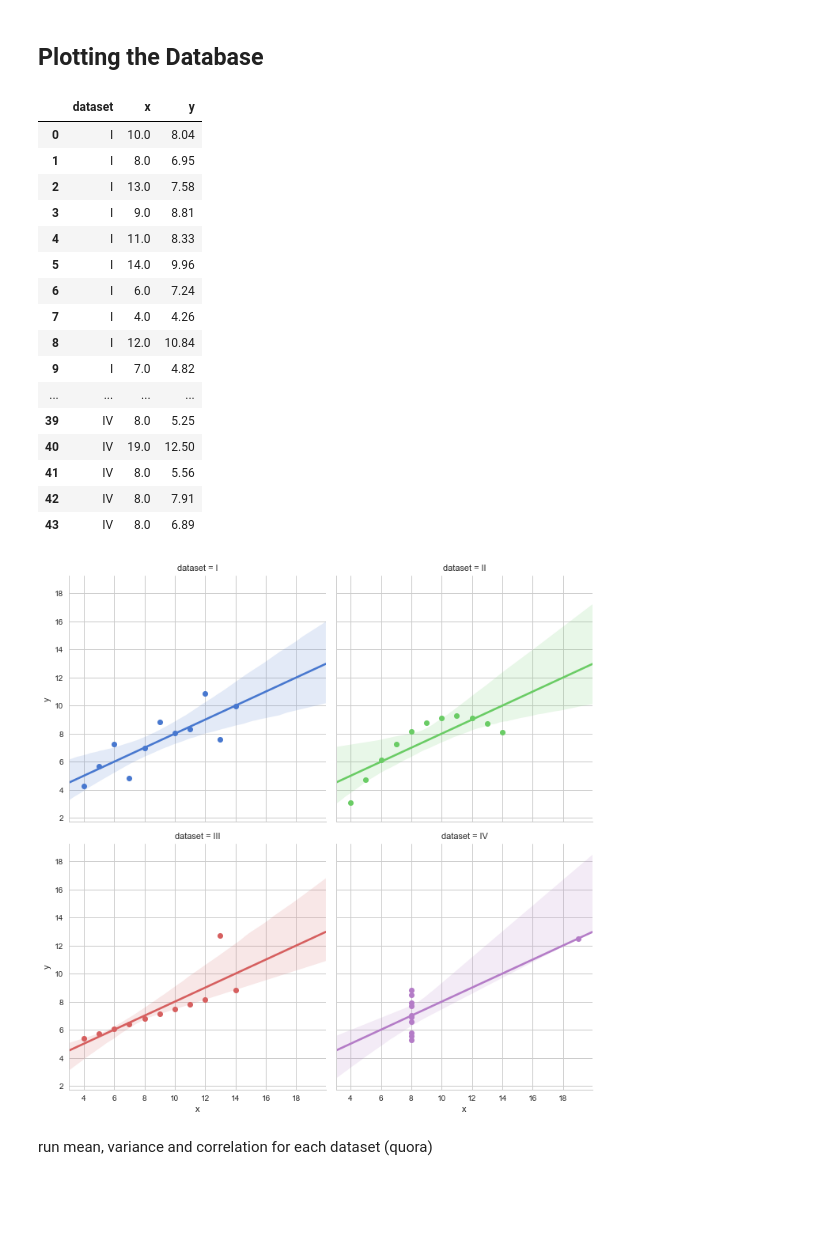
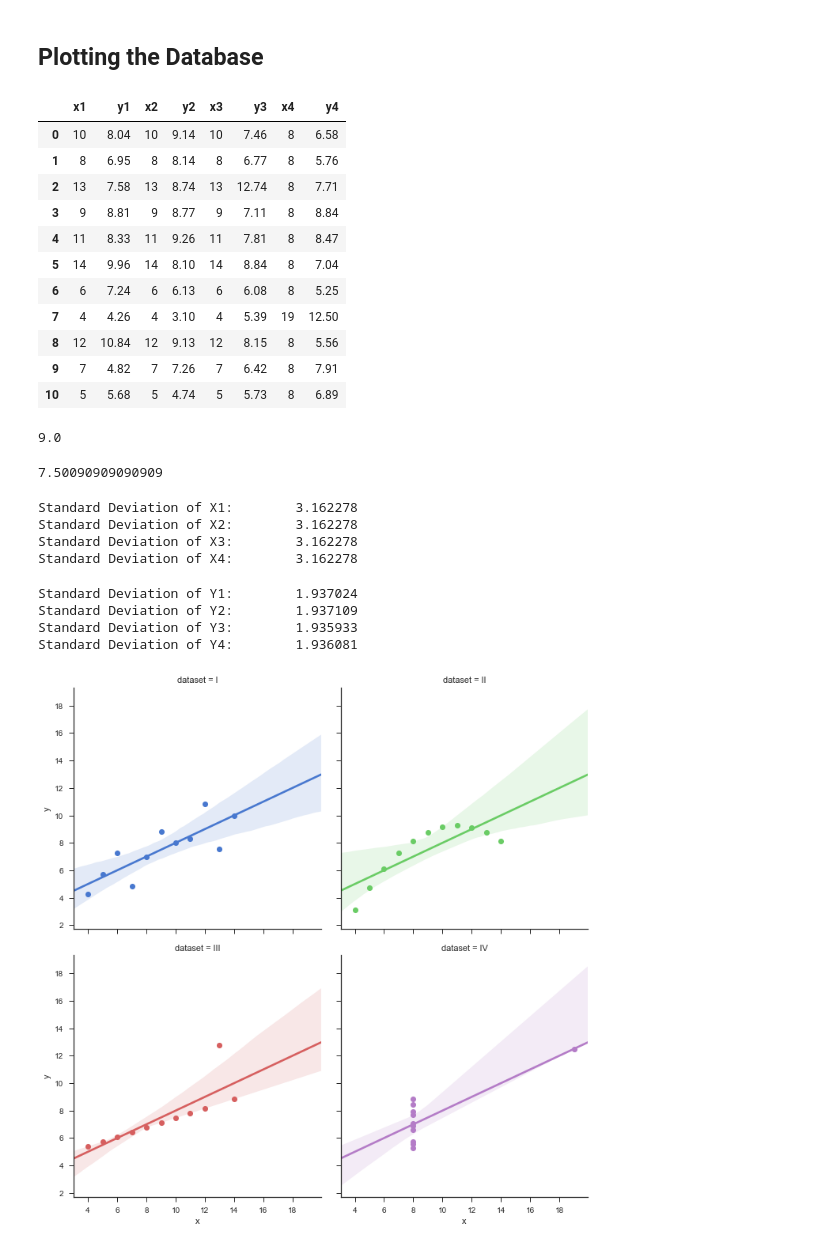
Before and after one commit to JohnADeady/Assignments-Fundamentals-of-DA, a Jupyter notebook: Anscombe's Quartet Database.ipynb, the cells around one changed output. Cells and saved outputs as stored; diff of their text form; code cells hidden in the pictures; blank space fills up the shorter version.

Commit message:
Added Mean and STD

```diff
--- a/Anscombe's Quartet Database.ipynb
+++ b/Anscombe's Quartet Database.ipynb
@@ -22,2 +19,0 @@ import seaborn as sns
-# %%
-sns.set(style="whitegrid")
@@ -24,31 +26,63 @@ sns.set(style="whitegrid")
 # %%
 # load the example dataset for Anscombe's quartet
-df = sns.load_dataset("anscombe")
-df
+data = pd.read_csv('Anscombe.csv')
+data
 # %% [output]
-|  | dataset | x | y |
-| 0 | I | 10.0 | 8.04 |
-| 1 | I | 8.0 | 6.95 |
-| 2 | I | 13.0 | 7.58 |
-| 3 | I | 9.0 | 8.81 |
-| 4 | I | 11.0 | 8.33 |
-| 5 | I | 14.0 | 9.96 |
-| 6 | I | 6.0 | 7.24 |
-| 7 | I | 4.0 | 4.26 |
-| 8 | I | 12.0 | 10.84 |
-| 9 | I | 7.0 | 4.82 |
-| ... | ... | ... | ... |
-| 39 | IV | 8.0 | 5.25 |
-| 40 | IV | 19.0 | 12.50 |
-| 41 | IV | 8.0 | 5.56 |
-| 42 | IV | 8.0 | 7.91 |
-| 43 | IV | 8.0 | 6.89 |
+|  | x1 | y1 | x2 | y2 | x3 | y3 | x4 | y4 |
+| 0 | 10 | 8.04 | 10 | 9.14 | 10 | 7.46 | 8 | 6.58 |
+| 1 | 8 | 6.95 | 8 | 8.14 | 8 | 6.77 | 8 | 5.76 |
+| 2 | 13 | 7.58 | 13 | 8.74 | 13 | 12.74 | 8 | 7.71 |
+| 3 | 9 | 8.81 | 9 | 8.77 | 9 | 7.11 | 8 | 8.84 |
+| 4 | 11 | 8.33 | 11 | 9.26 | 11 | 7.81 | 8 | 8.47 |
+| 5 | 14 | 9.96 | 14 | 8.10 | 14 | 8.84 | 8 | 7.04 |
+| 6 | 6 | 7.24 | 6 | 6.13 | 6 | 6.08 | 8 | 5.25 |
+| 7 | 4 | 4.26 | 4 | 3.10 | 4 | 5.39 | 19 | 12.50 |
+| 8 | 12 | 10.84 | 12 | 9.13 | 12 | 8.15 | 8 | 5.56 |
+| 9 | 7 | 4.82 | 7 | 7.26 | 7 | 6.42 | 8 | 7.91 |
+| 10 | 5 | 5.68 | 5 | 4.74 | 5 | 5.73 | 8 | 6.89 |
+# %%
+# Print the mean of x
+np.mean(data["x1"])
+np.mean(data["x2"])
+np.mean(data["x3"])
+np.mean(data["x4"])
+# %% [output]
+9.0
+# %%
+# Print the mean of y
+np.mean(data["y1"])
+np.mean(data["y2"])
+np.mean(data["y3"])
+np.mean(data["y4"])
+# %% [output]
+7.50090909090909
+# %%
+# Print the standard deviation of x
+print("Standard Deviation of X1:\t %f" % np.std(data["x1"]))
+print("Standard Deviation of X2:\t %f" % np.std(data["x2"]))
+print("Standard Deviation of X3:\t %f" % np.std(data["x3"]))
+print("Standard Deviation of X4:\t %f" % np.std(data["x4"]))
+# %% [output]
+Standard Deviation of X1:        3.162278
+Standard Deviation of X2:        3.162278
+Standard Deviation of X3:        3.162278
+Standard Deviation of X4:        3.162278
+# %%
+# Print the standard deviation of y
+print("Standard Deviation of Y1:\t %f" % np.std(data["y1"]))
+print("Standard Deviation of Y2:\t %f" % np.std(data["y2"]))
+print("Standard Deviation of Y3:\t %f" % np.std(data["y3"]))
+print("Standard Deviation of Y4:\t %f" % np.std(data["y4"]))
+# %% [output]
+Standard Deviation of Y1:        1.937024
+Standard Deviation of Y2:        1.937109
+Standard Deviation of Y3:        1.935933
+Standard Deviation of Y4:        1.936081
 # %%
 # Show the results of a linear regression within each dataset
+sns.set(style="ticks")
+df = sns.load_dataset("anscombe")
 sns.lmplot(x="x", y="y", col="dataset", hue="dataset", data=df, col_wrap=2, palette="muted",scatter_kws={"s": 50, "alpha": 1})
-import matplotlib.pyplot as plt
 plt.show()
 # %% [output]
-[figure, old version]
+[figure, new version]
-# %% [markdown]
-run mean, variance and correlation for each dataset (quora)
```
Also changed, not shown: parts of 2 cells of this notebook, 1 other file.
